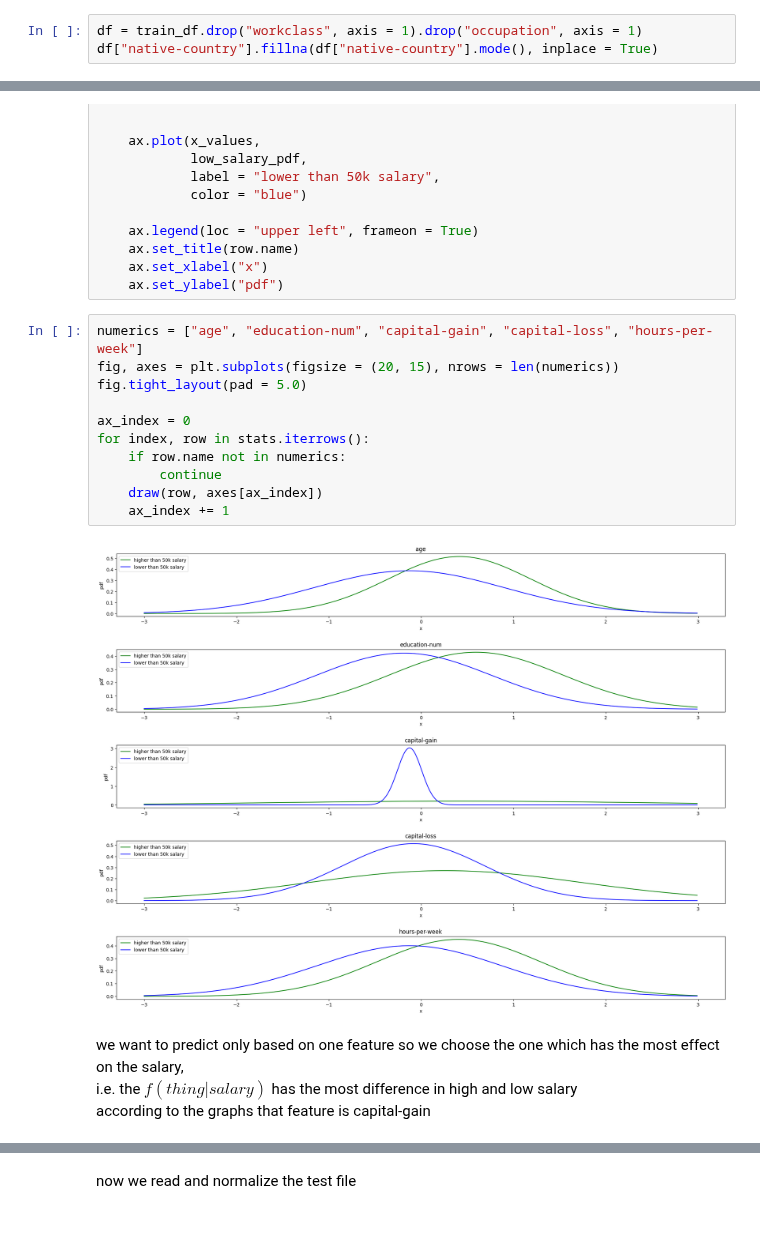
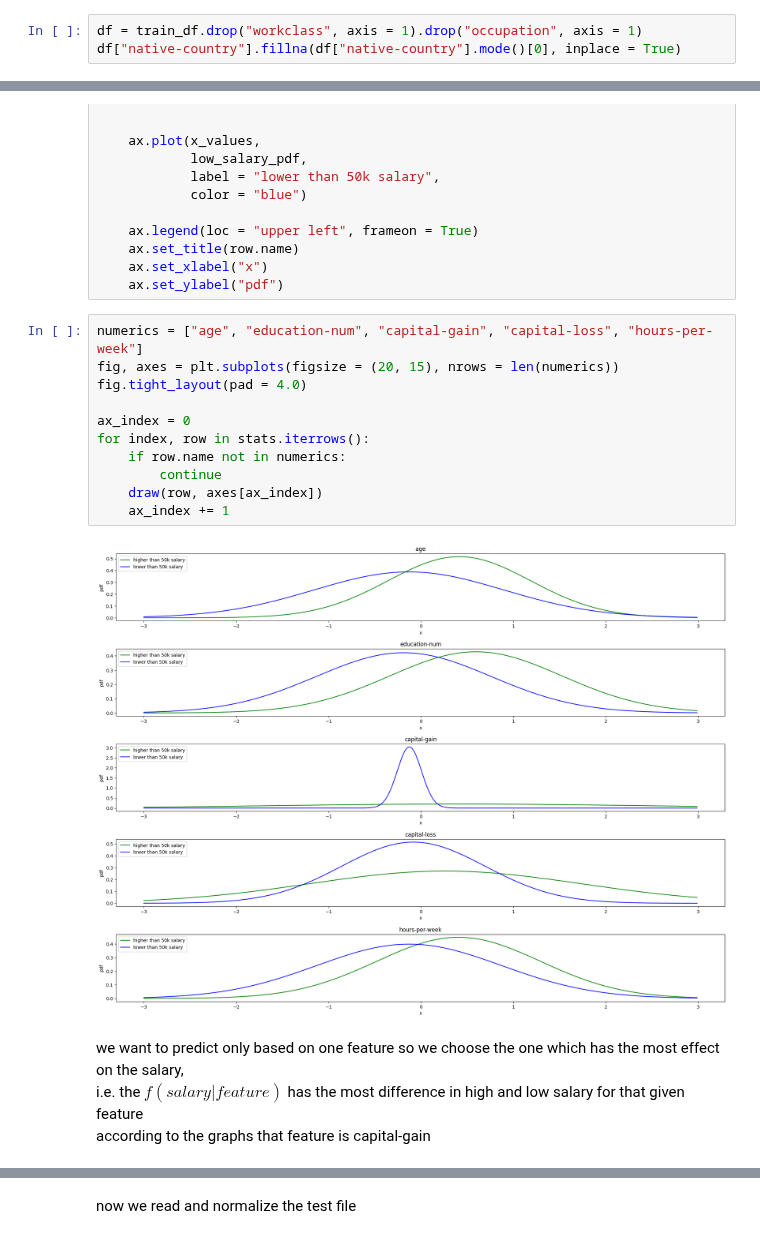
Before and after one commit to Shahriar-0/Artificial-Intelligence-Course-Projects-S2023, a Jupyter notebook: 0/AI_CA0_810100186.ipynb, the cells around one changed output, grey strips where cells are left out. Cells and saved outputs as stored; diff of their text form.

```diff
--- a/0/AI_CA0_810100186.ipynb
+++ b/0/AI_CA0_810100186.ipynb
@@ -192,7 +177,7 @@ dtype: float64
 due to high percentage of Nan in workclass and occupation column I will delete these two and replace NaN values in native-country with the median
 # %%
 df = train_df.drop("workclass", axis = 1).drop("occupation", axis = 1)
-df["native-country"].fillna(df["native-country"].mode(), inplace = True)
+df["native-country"].fillna(df["native-country"].mode()[0], inplace = True)
 # %% [markdown]
 now we can see that there is no Nan
 # %%
@@ -477,19 +468,19 @@ def draw(row : pd.Series, ax : pltaxes._axes.Axes):
 # %%
 numerics = ["age", "education-num", "capital-gain", "capital-loss", "hours-per-week"]
 fig, axes = plt.subplots(figsize = (20, 15), nrows = len(numerics))
-fig.tight_layout(pad = 5.0)
+fig.tight_layout(pad = 4.0)
 
 ax_index = 0
 for index, row in stats.iterrows():
     if row.name not in numerics:
         continue
     draw(row, axes[ax_index])
     ax_index += 1
 # %% [output]
-[figure, old version]
+[figure, new version]
 # %% [markdown]
 we want to predict only based on one feature so we choose the one which has the most effect on the salary, <br/>
-i.e. the $f(thing|salary)$ has the most difference in high and low salary <br/>
+i.e. the $f(salary|feature)$ has the most difference in high and low salary for that given feature <br/>
 according to the graphs that feature is capital-gain <br/>
 <!-- but in order to have thorough investigation we will show use all above datas to predict each of them <br/>
 will contribute to the final result with coefficient of $1/std$ and whichever has higher result will be our prediction -->
```
Also changed, not shown: parts of 32 cells of this notebook, 1 other file.
